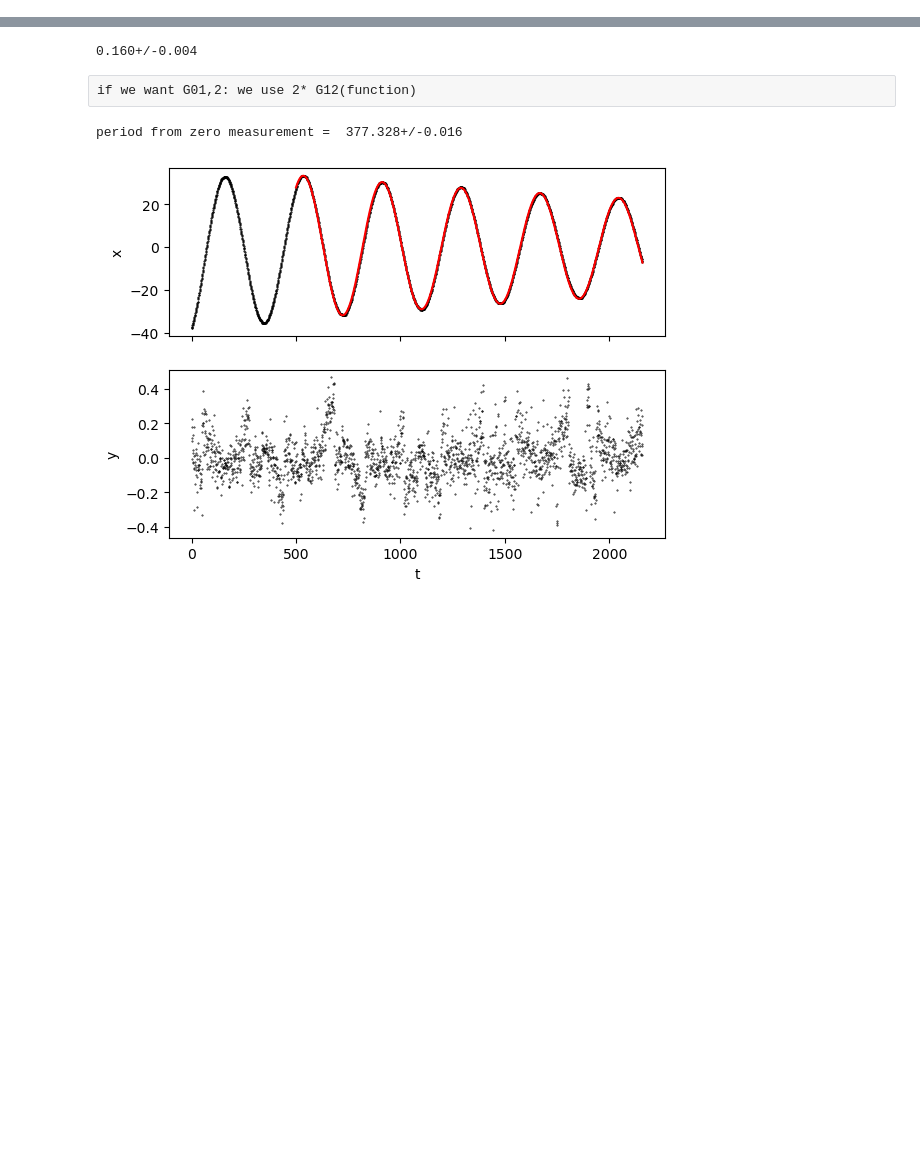
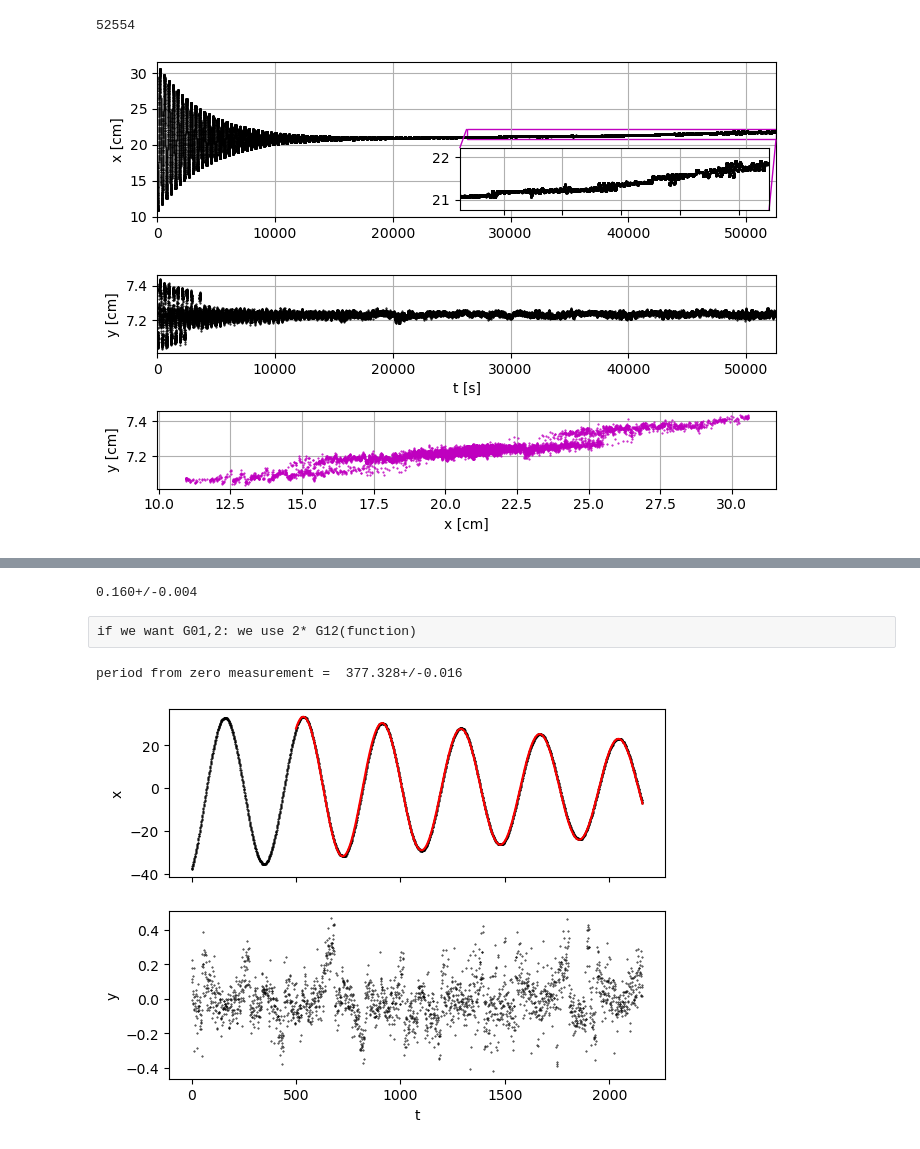
Before and after one commit to lucasruppert/GravCon, a Jupyter notebook: grav_con_m7_vary_r_inclNight_weightedMean.ipynb, the cells around one changed output, grey strips where cells are left out. Saved outputs shown, nothing was run; the diff lists cells and outputs as text; code cells hidden in the pictures; blank space fills up the shorter version.

```diff
--- a/grav_con_m7_vary_r_inclNight_weightedMean.ipynb
+++ b/grav_con_m7_vary_r_inclNight_weightedMean.ipynb
@@ -6,0 +8,62 @@ from uncertainties import unumpy as unp
+# %%
+print(len(x))
+# %% [output]
+52554
+# %%
+# load data
+night = np.loadtxt('m5/m5_p0_nacht.txt', skiprows=2, unpack=True)
+
+plt.figure(figsize=(7,5))
+
+t = night[0,:]
+x = night[1,:]*0.160
+y = night[2,:]*0.160
+
+
+gs = plt.GridSpec(3, 1, height_ratios=[1, 0.5, 0.5])
+ax1 = plt.subplot(gs[0])
+ax2 = plt.subplot(gs[1])
+ax3 = plt.subplot(gs[2])
+# --- First subplot ---
+ax1.plot(t, x, 'k.', ms=1)
+ax1.set_xlim(0, 52554)
+ax1.grid()
+ax1.set_ylabel('x [cm]')
+
+# 🔍 inset zoom (second half)
+axins = inset_axes(ax1, width="50%", height="40%", loc='lower right')
+
+half = len(t)//2
+axins.plot(t[half:], x[half:], 'k.', ms=1)
+axins.set_xlim(t[half], t[-1])
+axins.set_ylim(min(x[half:]-0.3), max(x[half:]+0.3))
+
+# remove ticks for clean look
+#axins.set_xticks([])
+#axins.set_yticks([])
+axins.tick_params(axis='x', labelbottom=False)  # hide x numbers, keep ticks/grid
+#axins.tick_params(axis='both', which='both', length=0)
+
+# connect inset to main plot
+#mark_inset(ax1, axins, loc1=2, loc2=4, fc="none", ec="0.5")
+mark_inset(ax1, axins, loc1=2, loc2=4, fc="none", ec="m")
+axins.grid()
+# --- Second subplot ---
+ax2.plot(t, y, 'k.', ms=1)
+ax2.grid()
+ax2.set_xlim(0, 52554)
+ax2.set_ylabel('y [cm]')
+ax2.set_xlabel('t [s]')
+
+# --- Third subplot ---
+ax3.plot(x, y, 'm.', ms=1)
+ax3.grid()
+ax3.set_ylabel('y [cm]')
+ax3.set_xlabel('x [cm]')
+
+plt.tight_layout()
+plt.savefig('night_zoom.png')
+plt.savefig('night_zoom.pdf')
+plt.show()
+# %% [output]
+[figure, added]
```
Also changed, not shown: parts of 7 cells of this notebook, 3 other files.
